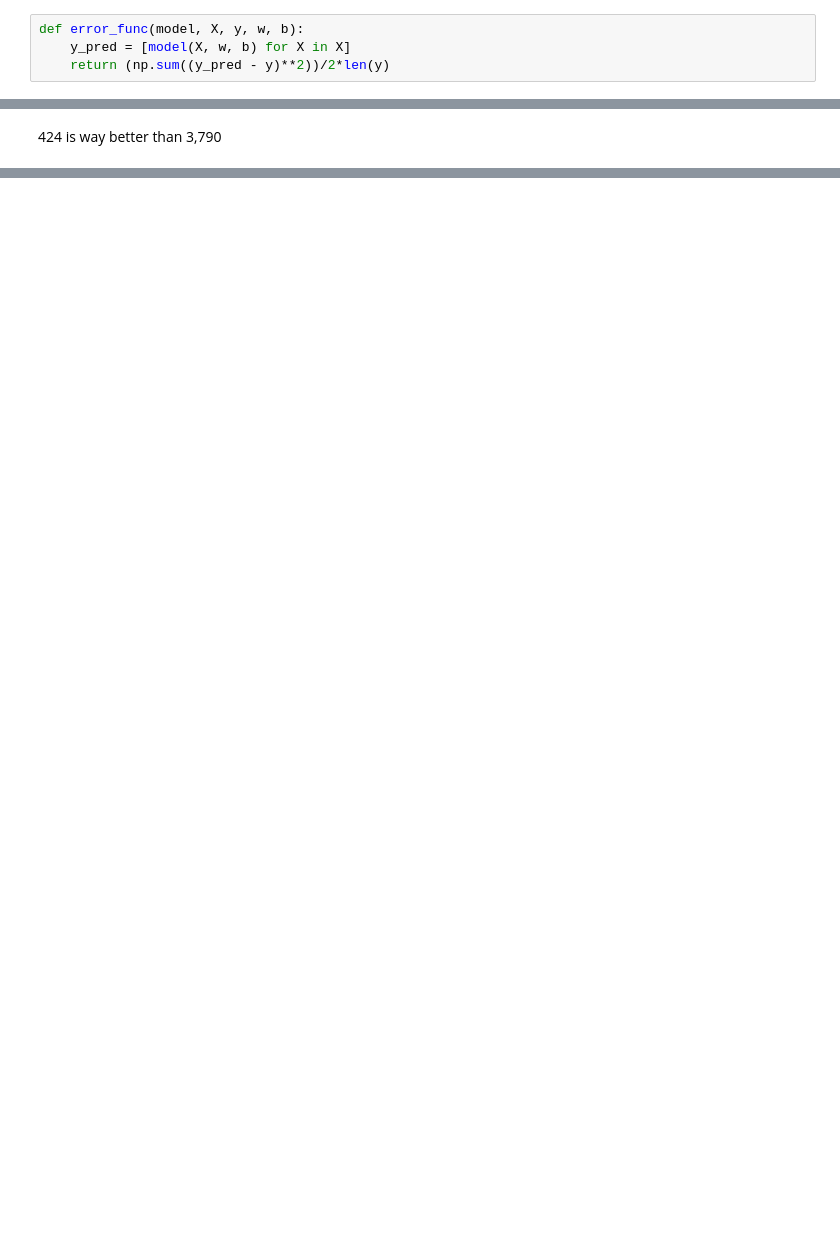
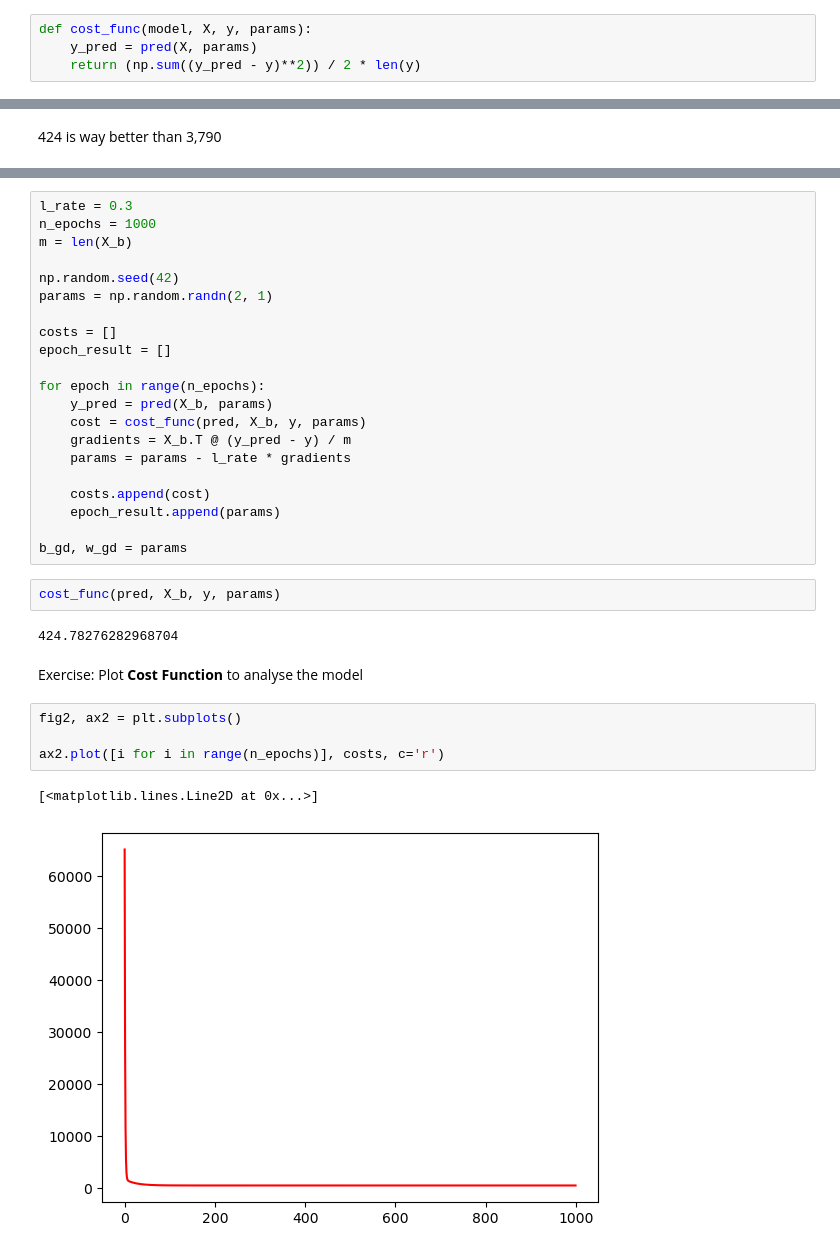
Before and after one commit to lumlong/my_learning, a Jupyter notebook: 2.data_engineering/regression.ipynb, the cells around one changed output, grey strips where cells are left out. Cells and saved outputs as stored; diff of their text form; blank space fills up the shorter version.

```diff
--- a/2.data_engineering/regression.ipynb
+++ b/2.data_engineering/regression.ipynb
@@ -73,6 +80,6 @@ Basicly it is a squared of sum of diffrent between predicted values and true val
 
 $ J(w, b) = \frac{1}{2m} \displaystyle\sum_{i=1}^{m} \Big(f_{w, b}(x^{(i)}) - y^{(i)} \Big)^2 $
 # %%
-def error_func(model, X, y, w, b):
-    y_pred = [model(X, w, b) for X in X]
-    return (np.sum((y_pred - y)**2))/2*len(y)
+def cost_func(model, X, y, params):
+    y_pred = pred(X, params)
+    return (np.sum((y_pred - y)**2)) / 2 * len(y)
@@ -125,0 +158,34 @@ error_func(pred, X, y, w, b)
+# %%
+l_rate = 0.3
+n_epochs = 1000
+m = len(X_b)
+
+np.random.seed(42)
+params = np.random.randn(2, 1)
+
+costs = []
+epoch_result = []
+
+for epoch in range(n_epochs):
+    y_pred = pred(X_b, params)
+    cost = cost_func(pred, X_b, y, params)
+    gradients = X_b.T @ (y_pred - y) / m
+    params = params - l_rate * gradients
+
+    costs.append(cost)
+    epoch_result.append(params)
+
+b_gd, w_gd = params
+# %%
+cost_func(pred, X_b, y, params)
+# %% [output]
+424.78276282968704
+# %% [markdown]
+Exercise: Plot **Cost Function** to analyse the model
+# %%
+fig2, ax2 = plt.subplots()
+
+ax2.plot([i for i in range(n_epochs)], costs, c='r')
+# %% [output]
+[<matplotlib.lines.Line2D at 0x...>]
+[figure, added]
```
Also changed, not shown: parts of 34 cells of this notebook.
